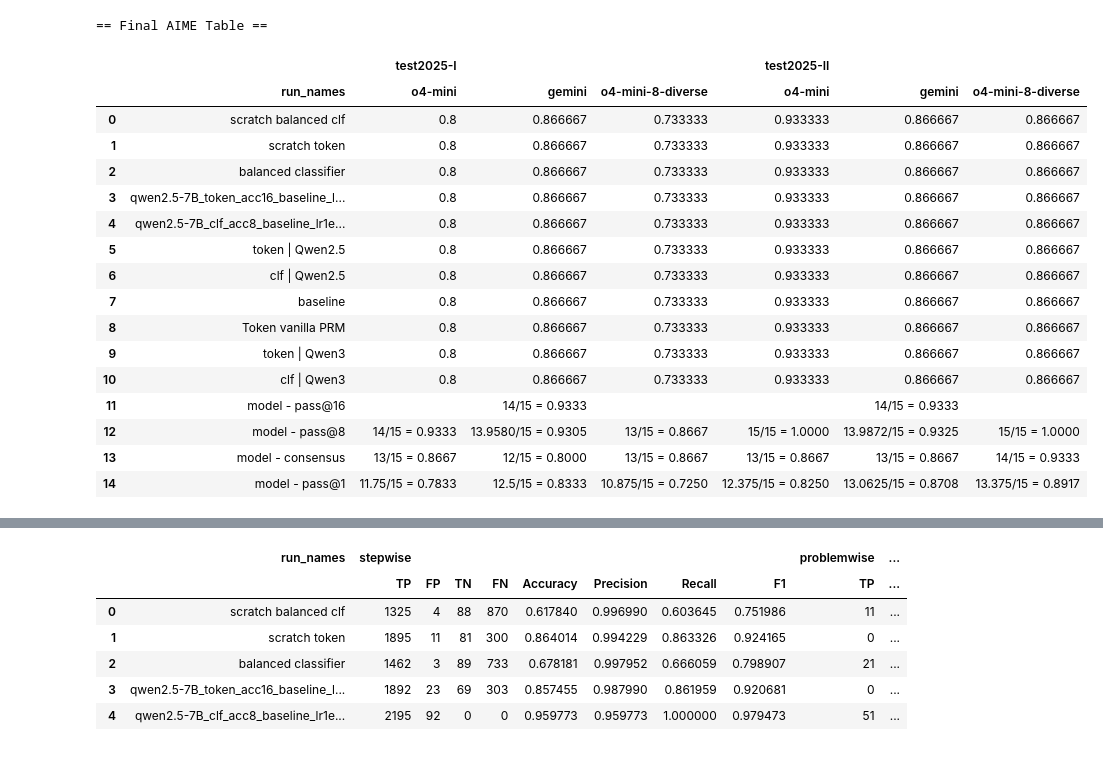
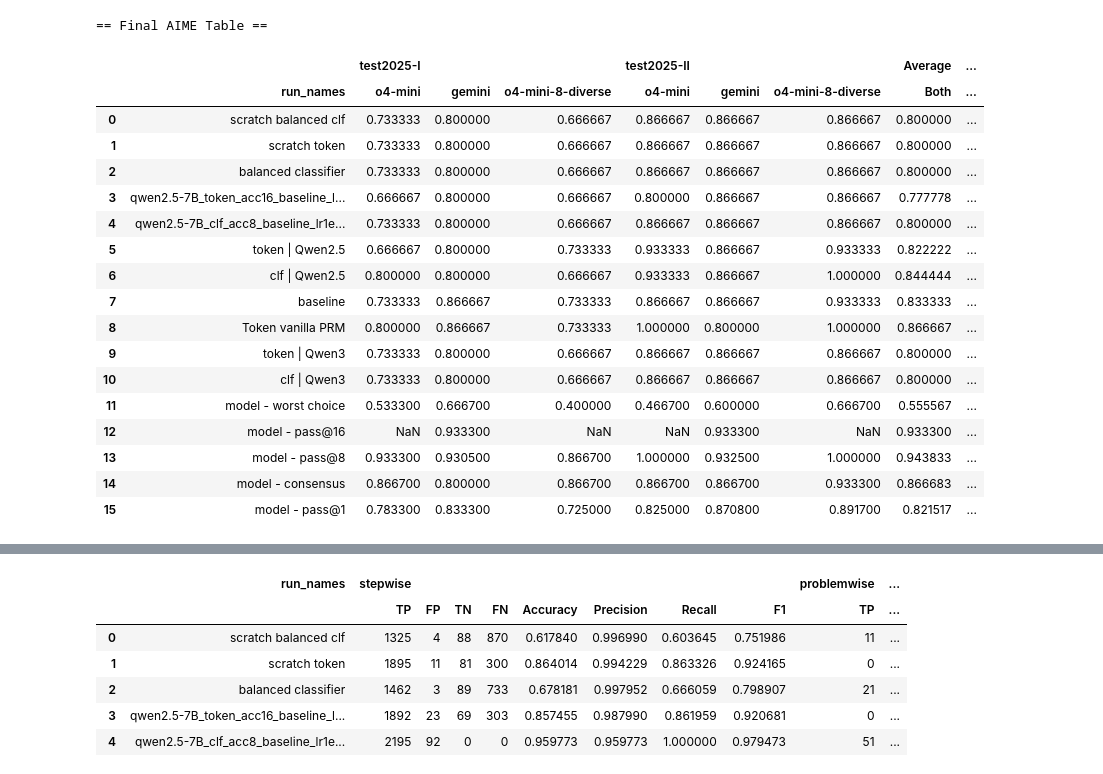
Before and after one commit to FrozenWolf-Cyber/Math-PRM, a Jupyter notebook: prm800k_analysis.ipynb, the cells around one changed output, grey strips where cells are left out. Saved outputs shown, nothing was run; the diff lists cells and outputs as text; code cells hidden in the pictures.

Commit message:
fix aime eval

```diff
--- a/prm800k_analysis.ipynb
+++ b/prm800k_analysis.ipynb
@@ -12,7 +41,9 @@ from IPython.display import display
 # %%
+
 import re
 path = "/home/frozenwolf/Desktop/long_new2.txt"
 path_prm = "/home/frozenwolf/Desktop/prm_last_step.txt"
+path_aime_log = "/home/frozenwolf/Desktop/aime_log.txt"
 run_names_manual = ['BaselinePRM', 'token | Qwen2.5', 'clf | Qwen2.5', 'token | Qwen3', 'clf | Qwen3', 'trained | token | Qwen2.5', 'trained| clf | Qwen2.5']
 
 import re
@@ -21,11 +52,15 @@ import re
 with open(path) as f:
     log_text = f.read()
 
+aime_log_text = open(path_aime_log).read()
+
 # 1. Extract all RUN names
 run_names = re.findall(r"Running:\s*(.*)", log_text)
 run_names_prm = re.findall(r"Running:\s*(.*)", open(path_prm).read())
+run_names_aime = re.findall(r"Running:\s*(.*)", open(path_aime_log).read())
 
 assert run_names == run_names_prm, "RUN names from both logs should match!"
+assert run_names == run_names_aime, "RUN names from all logs should match!"
 
 def map_run(run_names):
     dict = { "whole-sky": "scratch balanced clf",
@@ -66,7 +101,7 @@ prm_problemwise_accuracies = re.findall(
 
 # 4. Extract all AIME entries (model_path, dataset, score)
 aime_entries = re.findall(
-    r"Model\s+(.*?)\s+on dataset\s+(.*?)\s+has score\s+([0-9.]+)", log_text
+    r"Model\s+(.*?)\s+on dataset\s+(.*?)\s+has score\s+([0-9.]+)", aime_log_text
 )
 
 # # --- Display Results ---
@@ -184,6 +244,7 @@ import pandas as pd
 # Step 1: Append model-level rows to df_aime
 df_extra = pd.DataFrame({
     "run_names": [
+        "model - worst choice",
         "model - pass@16",
         "model - pass@8",
         "model - consensus",
@@ -192,60 +253,84 @@ df_extra = pd.DataFrame({
 })
 
 # Define mapping for easy access
+
 model_scores = {
-    "test2025-II_o4-mini": ["", "15/15 = 1.0000", "13/15 = 0.8667", "12.375/15 = 0.8250"],
-    "test2025-II_o4-mini-8-diverse": ["", "15/15 = 1.0000", "14/15 = 0.9333", "13.375/15 = 0.8917"],
-    "test2025-II_gemini": ["14/15 = 0.9333", "13.9872/15 = 0.9325", "13/15 = 0.8667", "13.0625/15 = 0.8708"],
-    "test2025-I_o4-mini": ["", "14/15 = 0.9333", "13/15 = 0.8667", "11.75/15 = 0.7833"],
-    "test2025-I_o4-mini-8-diverse": ["", "13/15 = 0.8667", "13/15 = 0.8667", "10.875/15 = 0.7250"],
-    "test2025-I_gemini": ["14/15 = 0.9333", "13.9580/15 = 0.9305", "12/15 = 0.8000", "12.5/15 = 0.8333"],
+    "test2025-II_o4-mini": ["7/15 = 0.4667", "", "15/15 = 1.0000", "13/15 = 0.8667", "12.375/15 = 0.8250"],
+    "test2025-II_o4-mini-8-diverse": ["10/15 = 0.6667", "", "15/15 = 1.0000", "14/15 = 0.9333", "13.375/15 = 0.8917"],
+    "test2025-II_gemini": ["9/15 = 0.6000", "14/15 = 0.9333", "13.9872/15 = 0.9325", "13/15 = 0.8667", "13.0625/15 = 0.8708"],
+
+    "test2025-I_o4-mini": ["8/15 = 0.5333", "", "14/15 = 0.9333", "13/15 = 0.8667", "11.75/15 = 0.7833"],
+    "test2025-I_o4-mini-8-diverse": ["6/15 = 0.4000", "", "13/15 = 0.8667", "13/15 = 0.8667", "10.875/15 = 0.7250"],
+    "test2025-I_gemini": ["10/15 = 0.6667", "14/15 = 0.9333", "13.9580/15 = 0.9305", "12/15 = 0.8000", "12.5/15 = 0.8333"],
+}
+
+
+
+
+model_scores = {
+    "test2025-II_o4-mini": [0.4667, None, 1.0000, 0.8667, 0.8250],
+    "test2025-II_o4-mini-8-diverse": [0.6667, None, 1.0000, 0.9333, 0.8917],
+    "test2025-II_gemini": [0.6000, 0.9333, 0.9325, 0.8667, 0.8708],
+    "test2025-I_o4-mini": [0.5333, None, 0.9333, 0.8667, 0.7833],
+    "test2025-I_o4-mini-8-diverse": [0.4000, None, 0.8667, 0.8667, 0.7250],
+    "test2025-I_gemini": [0.6667, 0.9333, 0.9305, 0.8000, 0.8333],
 }
 
 # Append each metric row
-for i in range(4):  # 4 metrics
+for i in range(5):  # 4 metrics
     row = {k: v[i] for k, v in model_scores.items()}
     df_extra.loc[i, list(row.keys())] = list(row.values())
+
+
+# df_extra['avg_Score'] = df_extra.iloc[:, 1:].mean(axis=1)
 
 # Combine original + new rows
 df_aime_with_extra = pd.concat([df_aime, df_extra], ignore_index=True)
 
 # Step 2: Convert to MultiIndex
 run_names = df_aime_with_extra['run_names']
 df_temp = df_aime_with_extra.drop(columns=['run_names'])
 
 multi_cols = []
 for col in df_temp.columns:
     if col.startswith("test2025-II"):
         group = "test2025-II"
     elif col.startswith("test2025-I"):
         group = "test2025-I"
     else:
-        group = "Other"
+        group = "Average"
     model = col.split("_")[-1]
     multi_cols.append((group, model))
 
 df_temp.columns = pd.MultiIndex.from_tuples(multi_cols)
 df_temp.insert(0, ('', 'run_names'), run_names)
+# Compute mean and assign to a new column
+df_temp[('Average', 'Both')] = df_temp[numeric_cols].mean(axis=1)
+df_temp[('Average', 'Gemini')] = df_temp[numeric_cols_I].mean(axis=1)
+df_temp[('Average', 'O4')] = df_temp[numeric_cols_II].mean(axis=1)
+
+
 
 # Final table
 print("== Final AIME Table ==")
 df_temp
 # %% [output]
 == Final AIME Table ==
-|  |  | test2025-I |  |  | test2025-II |  |  |
-|  | run_names | o4-mini | gemini | o4-mini-8-diverse | o4-mini | gemini | o4-mini-8-diverse |
-| 0 | scratch balanced clf | 0.8 | 0.866667 | 0.733333 | 0.933333 | 0.866667 | 0.866667 |
-| 1 | scratch token | 0.8 | 0.866667 | 0.733333 | 0.933333 | 0.866667 | 0.866667 |
-| 2 | balanced classifier | 0.8 | 0.866667 | 0.733333 | 0.933333 | 0.866667 | 0.866667 |
-| 3 | qwen2.5-7B_token_acc16_baseline_l... | 0.8 | 0.866667 | 0.733333 | 0.933333 | 0.866667 | 0.866667 |
-| 4 | qwen2.5-7B_clf_acc8_baseline_lr1e... | 0.8 | 0.866667 | 0.733333 | 0.933333 | 0.866667 | 0.866667 |
-| 5 | token | Qwen2.5 | 0.8 | 0.866667 | 0.733333 | 0.933333 | 0.866667 | 0.866667 |
-| 6 | clf | Qwen2.5 | 0.8 | 0.866667 | 0.733333 | 0.933333 | 0.866667 | 0.866667 |
-| 7 | baseline | 0.8 | 0.866667 | 0.733333 | 0.933333 | 0.866667 | 0.866667 |
-| 8 | Token vanilla PRM | 0.8 | 0.866667 | 0.733333 | 0.933333 | 0.866667 | 0.866667 |
-| 9 | token | Qwen3 | 0.8 | 0.866667 | 0.733333 | 0.933333 | 0.866667 | 0.866667 |
-| 10 | clf | Qwen3 | 0.8 | 0.866667 | 0.733333 | 0.933333 | 0.866667 | 0.866667 |
-| 11 | model - pass@16 |  | 14/15 = 0.9333 |  |  | 14/15 = 0.9333 |  |
-| 12 | model - pass@8 | 14/15 = 0.9333 | 13.9580/15 = 0.9305 | 13/15 = 0.8667 | 15/15 = 1.0000 | 13.9872/15 = 0.9325 | 15/15 = 1.0000 |
-| 13 | model - consensus | 13/15 = 0.8667 | 12/15 = 0.8000 | 13/15 = 0.8667 | 13/15 = 0.8667 | 13/15 = 0.8667 | 14/15 = 0.9333 |
-| 14 | model - pass@1 | 11.75/15 = 0.7833 | 12.5/15 = 0.8333 | 10.875/15 = 0.7250 | 12.375/15 = 0.8250 | 13.0625/15 = 0.8708 | 13.375/15 = 0.8917 |
+|  |  | test2025-I |  |  | test2025-II |  |  | Average | ... |
+|  | run_names | o4-mini | gemini | o4-mini-8-diverse | o4-mini | gemini | o4-mini-8-diverse | Both | ... |
+| 0 | scratch balanced clf | 0.733333 | 0.800000 | 0.666667 | 0.866667 | 0.866667 | 0.866667 | 0.800000 | ... |
+| 1 | scratch token | 0.733333 | 0.800000 | 0.666667 | 0.866667 | 0.866667 | 0.866667 | 0.800000 | ... |
+| 2 | balanced classifier | 0.733333 | 0.800000 | 0.666667 | 0.866667 | 0.866667 | 0.866667 | 0.800000 | ... |
+| 3 | qwen2.5-7B_token_acc16_baseline_l... | 0.666667 | 0.800000 | 0.666667 | 0.800000 | 0.866667 | 0.866667 | 0.777778 | ... |
+| 4 | qwen2.5-7B_clf_acc8_baseline_lr1e... | 0.733333 | 0.800000 | 0.666667 | 0.866667 | 0.866667 | 0.866667 | 0.800000 | ... |
+| 5 | token | Qwen2.5 | 0.666667 | 0.800000 | 0.733333 | 0.933333 | 0.866667 | 0.933333 | 0.822222 | ... |
+| 6 | clf | Qwen2.5 | 0.800000 | 0.800000 | 0.666667 | 0.933333 | 0.866667 | 1.000000 | 0.844444 | ... |
+| 7 | baseline | 0.733333 | 0.866667 | 0.733333 | 0.866667 | 0.866667 | 0.933333 | 0.833333 | ... |
+| 8 | Token vanilla PRM | 0.800000 | 0.866667 | 0.733333 | 1.000000 | 0.800000 | 1.000000 | 0.866667 | ... |
+| 9 | token | Qwen3 | 0.733333 | 0.800000 | 0.666667 | 0.866667 | 0.866667 | 0.866667 | 0.800000 | ... |
+| 10 | clf | Qwen3 | 0.733333 | 0.800000 | 0.666667 | 0.866667 | 0.866667 | 0.866667 | 0.800000 | ... |
+| 11 | model - worst choice | 0.533300 | 0.666700 | 0.400000 | 0.466700 | 0.600000 | 0.666700 | 0.555567 | ... |
+| 12 | model - pass@16 | NaN | 0.933300 | NaN | NaN | 0.933300 | NaN | 0.933300 | ... |
+| 13 | model - pass@8 | 0.933300 | 0.930500 | 0.866700 | 1.000000 | 0.932500 | 1.000000 | 0.943833 | ... |
+| 14 | model - consensus | 0.866700 | 0.800000 | 0.866700 | 0.866700 | 0.866700 | 0.933300 | 0.866683 | ... |
+| 15 | model - pass@1 | 0.783300 | 0.833300 | 0.725000 | 0.825000 | 0.870800 | 0.891700 | 0.821517 | ... |
```
Also changed, not shown: parts of 5 cells of this notebook, 2 other files.
